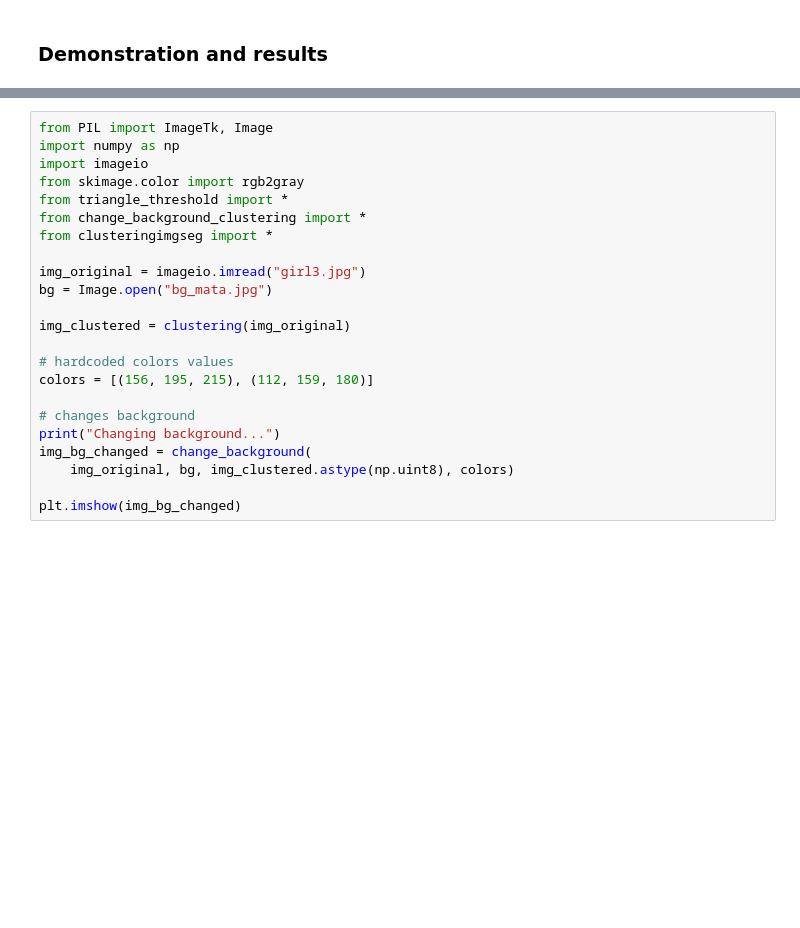
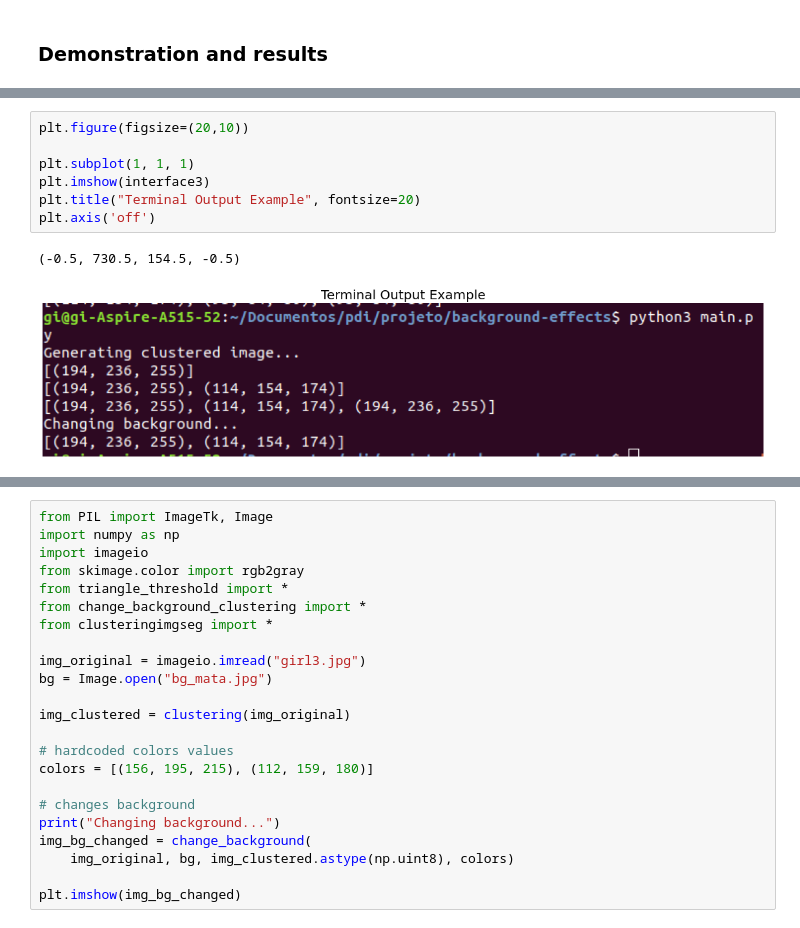
Before and after one commit to kakomarina/background-effects, a Jupyter notebook: report.ipynb, the cells around one changed output, grey strips where cells are left out. Drawn from its saved outputs; the diff is of its cells as text; blank space fills up the shorter version.

```diff
--- a/report.ipynb
+++ b/report.ipynb
@@ -94,0 +125,10 @@ For better use of the clustering method, there is a graphic interface that can b
+# %%
+plt.figure(figsize=(20,10))
+
+plt.subplot(1, 1, 1)
+plt.imshow(interface3)
+plt.title("Terminal Output Example", fontsize=20)
+plt.axis('off')
+# %% [output]
+(-0.5, 730.5, 154.5, -0.5)
+[figure, added]
```
Also changed, not shown: parts of 7 cells of this notebook.
